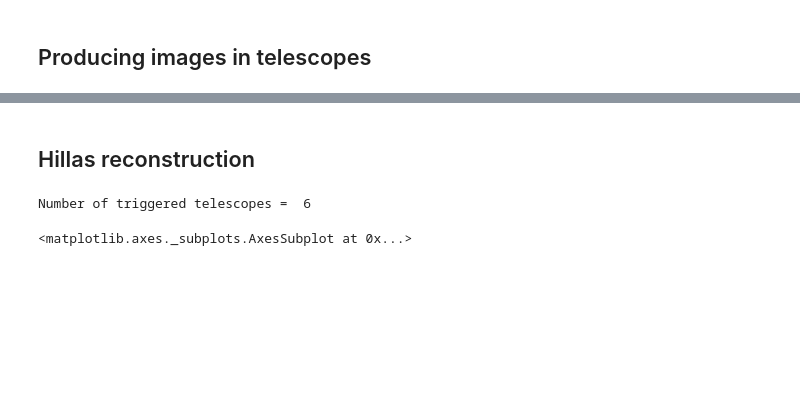
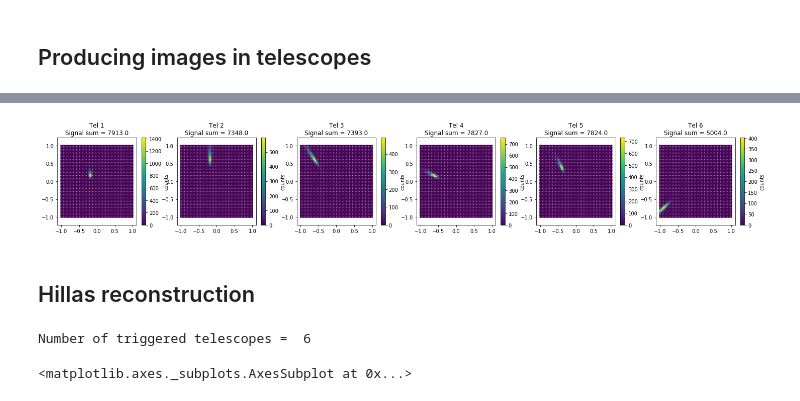
Before and after one commit to vuillaut/pschitt, a Jupyter notebook: notebooks/example.ipynb, the cells around one changed output, grey strips where cells are left out. Saved outputs shown, nothing was run; the diff lists cells and outputs as text; code cells hidden in the pictures; blank space fills up the shorter version.

```diff
--- a/notebooks/example.ipynb
+++ b/notebooks/example.ipynb
@@ -112,3 +93,11 @@ Signal sum = 4707.0
+# %%
+fig, axes = plt.subplots(1, len(alltel), figsize=(20,3))
+plt.tight_layout()
+for tel, ax in zip(alltel, axes):
+    ax = viz.display_camera_image(tel, ax=ax, s=6)
+    ax.set_title("Tel {0}\nSignal sum = {1}".format(tel.id, tel.signal_hist.sum()))
+# %% [output]
+[figure, added]
 # %% [markdown]
 ## Hillas reconstruction
 # %%
```
Also changed, not shown: parts of 13 cells of this notebook.
